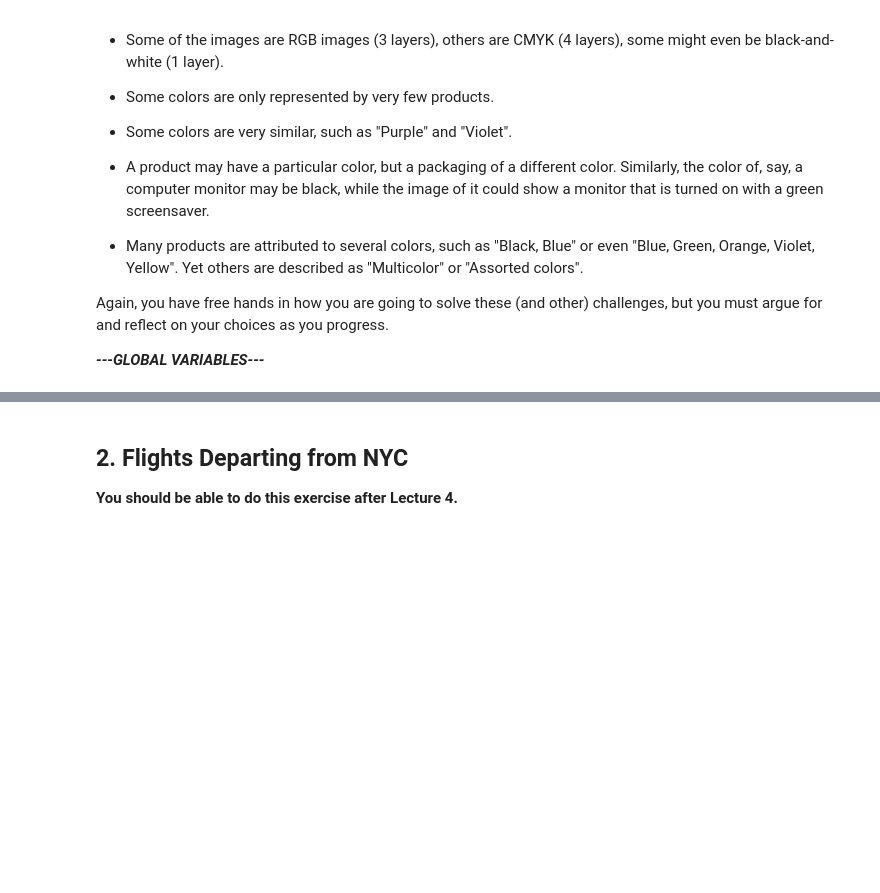
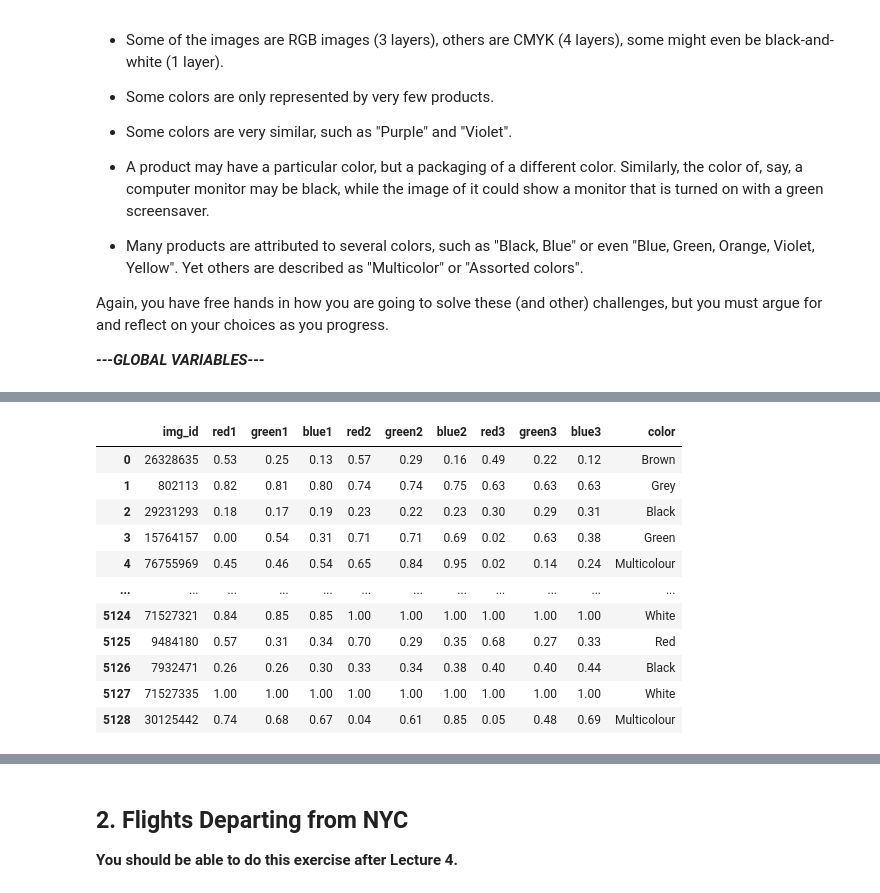
Before and after one commit to Beadhangerone/MAL, a Jupyter notebook: MAL1 Project 2022.ipynb, the cells around one changed output, grey strips where cells are left out. Cells and saved outputs as stored; diff of their text form; code cells hidden in the pictures; blank space fills up the shorter version.

```diff
--- a/MAL1 Project 2022.ipynb
+++ b/MAL1 Project 2022.ipynb
@@ -162,5 +120,20 @@ def normalize_image(img, dimension=(64, 64), nr_of_colors = 16):
+# %%
+# returns a dataframe from colors.txt
+def getCorrectAnswersDF():
+    with open("datasets/1/colors.txt","r") as file:
+        colors = ast.literal_eval(file.read())
+        # lets create a dataframe
+        d = {'pic_id': [], 'color': []}
+        for row in colors:
+            # check if there are more colors in one row
+            colors_arr = row[1].split(", ")
+            d['pic_id'].append(row[0])
+            d['color'].append(colors_binning(colors_arr[0]))
+
+        pic_colors = pd.DataFrame(data=d)
+        return pic_colors;
 # %%
-def getScaledImageDataSorted(imgData, ignoreWhite = True, colorRound = 2, whiteThreshold = 0):
+def getImgDataSorted(imgData, ignoreWhite = True, colorRound = 2, whiteThreshold = 0.15):
     pixel_arr = {}
     white = 1 - whiteThreshold;
     # itearate over images rows
@@ -192,7 +165,7 @@ def PopulateData(pic_id, pixel_arr, correctAnswer):
         try:
             color = pixel_arr[i-1]
         except IndexError: # Index out of range - no more colors found
-            color = {'R': -1.0, 'G': -1.0, 'B': -1.0}
+            color = {'R': 1.0, 'G': 1.0, 'B': 1.0}
 
         inputDataMock['red'+str(i)].append(color['R'])
         inputDataMock['green'+str(i)].append(color['G'])
@@ -207,36 +232,82 @@ def PopulateData(pic_id, pixel_arr, correctAnswer):
 # %%
 # MAIN
-def main(container_path):
+def main(container_path, neigbours = 18, limit = 0):
     image_dir = Path(container_path)
     count = 0
     img_hash = {}
+    uniq_img = []
 
     # first of all - correct answers
     correct_answers_DF = getCorrectAnswersDF();
 
     for file in image_dir.iterdir():
-        count+=1;
-        if count > 10: break;
-        pic_id = file.stem
 
         img = plt.imread(file)
 
-        img_normalized = normalize_image(img)
+        img_resized = resize_img(img)
 
-        img_pixels_colors = getScaledImageDataSorted(img_normalized)
+        count+=1;
+        if limit > 0 and count > limit: break;
+
+        img_arr = img_resized.tolist()
+        if img_arr in uniq_img: continue;
+
+        pic_id = file.stem
+
+        uniq_img.append(img_arr)
+
+        img_normalized = normalize_image(img_resized)
+
+        img_compressed = compress_img(img_normalized)
+
+        img_pixels_colors = getImgDataSorted(img_compressed)
 
         right_answerDF = correct_answers_DF[correct_answers_DF['pic_id'] == int(pic_id)]
 
         PopulateData(pic_id, img_pixels_colors, right_answerDF)
 
-        plt.title(file.stem)
-        plt.imshow(img_normalized)
+        #plt.title(file.stem)
+        #plt.imshow(img_normalized)
 
+    inputData = pd.DataFrame(data=inputDataMock)
 
-    display(inputDataMock)
-    inputData = pd.DataFrame(data=inputDataMock)
+    inputData = inputData.drop(columns = ['red4', 'green4', 'blue4', 'red5', 'green5', 'blue5']) #
+
+    #inputData = pd.unique(inputData)
+
+    color_counts = inputData['color'].value_counts(ascending=True)
+
+    for color, count in color_counts.items():
+        if(count < 2): inputData.drop(inputData[inputData['color'] == color ].index, inplace=True)
+        else: break;
+
     display(inputData)
 
-    #
+    X = inputData.drop(columns = ['img_id', 'color'])
+    Y = inputData['color']
+
+    # split the data in training and test set
+    X_train, X_test, y_train, y_test = train_test_split(
+    X, Y, stratify=Y, random_state=69)
+
+    knn = KNeighborsClassifier(n_neighbors=neigbours)
+    knn.fit(X_train, y_train)
+    print("Train set score of "+str(neigbours)+"-nn: {:.2f}".format(knn.score(X_train, y_train)))
+    print("Test set score of "+str(neigbours)+"-nn: {:.2f}".format(knn.score(X_test, y_test)))
+
+    #testAccuracy(X_train, y_train, X_test, y_test)
+
 main("datasets/1/images");
 # %% [output]
+|  | img_id | red1 | green1 | blue1 | red2 | green2 | blue2 | red3 | green3 | blue3 | color |
+| 0 | 26328635 | 0.53 | 0.25 | 0.13 | 0.57 | 0.29 | 0.16 | 0.49 | 0.22 | 0.12 | Brown |
+| 1 | 802113 | 0.82 | 0.81 | 0.80 | 0.74 | 0.74 | 0.75 | 0.63 | 0.63 | 0.63 | Grey |
+| 2 | 29231293 | 0.18 | 0.17 | 0.19 | 0.23 | 0.22 | 0.23 | 0.30 | 0.29 | 0.31 | Black |
+| 3 | 15764157 | 0.00 | 0.54 | 0.31 | 0.71 | 0.71 | 0.69 | 0.02 | 0.63 | 0.38 | Green |
+| 4 | 76755969 | 0.45 | 0.46 | 0.54 | 0.65 | 0.84 | 0.95 | 0.02 | 0.14 | 0.24 | Multicolour |
+| ... | ... | ... | ... | ... | ... | ... | ... | ... | ... | ... | ... |
+| 5124 | 71527321 | 0.84 | 0.85 | 0.85 | 1.00 | 1.00 | 1.00 | 1.00 | 1.00 | 1.00 | White |
+| 5125 | 9484180 | 0.57 | 0.31 | 0.34 | 0.70 | 0.29 | 0.35 | 0.68 | 0.27 | 0.33 | Red |
+| 5126 | 7932471 | 0.26 | 0.26 | 0.30 | 0.33 | 0.34 | 0.38 | 0.40 | 0.40 | 0.44 | Black |
+| 5127 | 71527335 | 1.00 | 1.00 | 1.00 | 1.00 | 1.00 | 1.00 | 1.00 | 1.00 | 1.00 | White |
+| 5128 | 30125442 | 0.74 | 0.68 | 0.67 | 0.04 | 0.61 | 0.85 | 0.05 | 0.48 | 0.69 | Multicolour |
```
Also changed, not shown: parts of 13 cells of this notebook.
